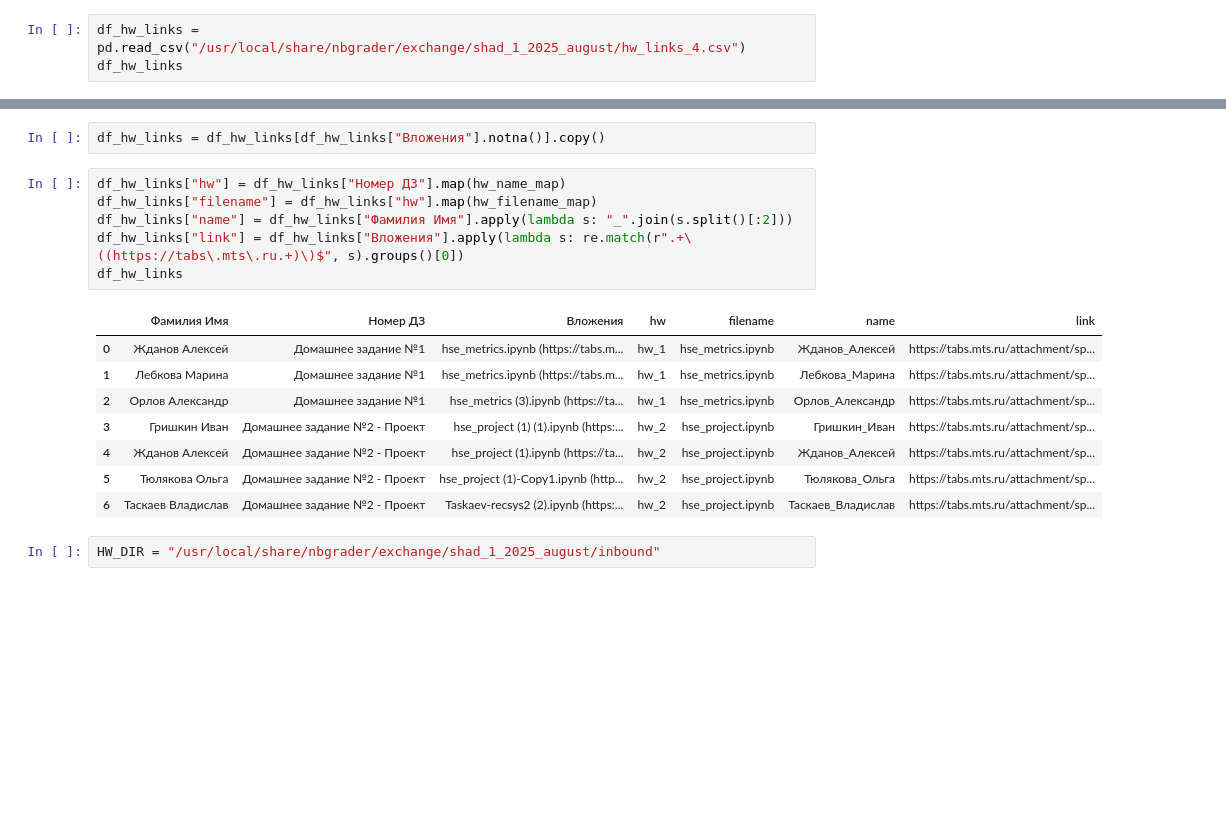
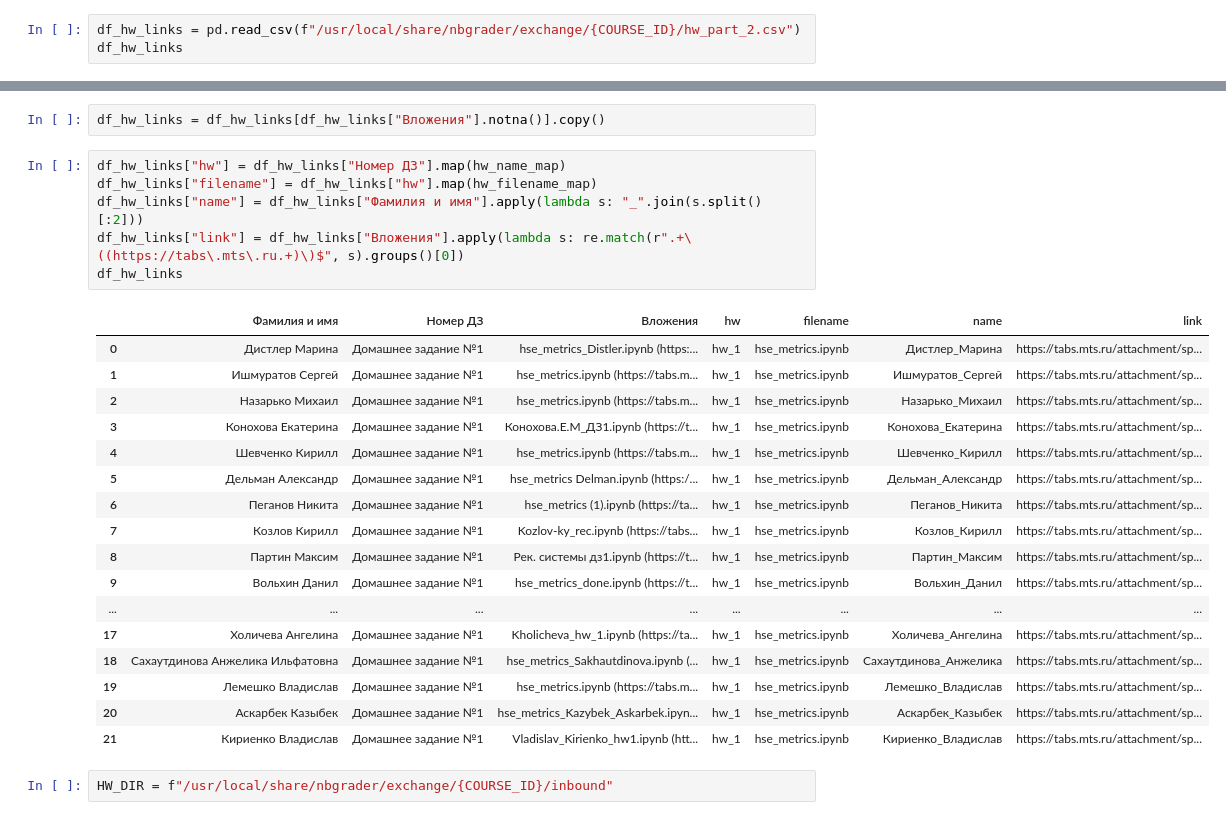
Before and after one commit to feldlime/nbgrader-itmo-recsys-2025-spring, a Jupyter notebook: nbgrader/app/scripts/Download_hw_universal.ipynb, the cells around one changed output, grey strips where cells are left out. Drawn from its saved outputs; the diff is of its cells as text; blank space fills up the shorter version.

```diff
--- a/nbgrader/app/scripts/Download_hw_universal.ipynb
+++ b/nbgrader/app/scripts/Download_hw_universal.ipynb
@@ -9,4 +11,4 @@ pd.set_option("display.max_colwidth", 1000)
 # %%
-df_hw_links = pd.read_csv("/usr/local/share/nbgrader/exchange/shad_1_2025_august/hw_links_4.csv")
+df_hw_links = pd.read_csv(f"/usr/local/share/nbgrader/exchange/{COURSE_ID}/hw_part_2.csv")
 df_hw_links
 # %% [output]
@@ -34,18 +45,27 @@ df_hw_links = df_hw_links[df_hw_links["Вложения"].notna()].copy()
 # %%
 df_hw_links["hw"] = df_hw_links["Номер ДЗ"].map(hw_name_map)
 df_hw_links["filename"] = df_hw_links["hw"].map(hw_filename_map)
-df_hw_links["name"] = df_hw_links["Фамилия Имя"].apply(lambda s: "_".join(s.split()[:2]))
+df_hw_links["name"] = df_hw_links["Фамилия и имя"].apply(lambda s: "_".join(s.split()[:2]))
 df_hw_links["link"] = df_hw_links["Вложения"].apply(lambda s: re.match(r".+\((https://tabs\.mts\.ru.+)\)$", s).groups()[0])
 df_hw_links
 # %% [output]
-|  | Фамилия Имя | Номер ДЗ | Вложения | hw | filename | name | link |
-| 0 | Жданов Алексей | Домашнее задание №1 | hse_metrics.ipynb (https://tabs.m... | hw_1 | hse_metrics.ipynb | Жданов_Алексей | https://tabs.mts.ru/attachment/sp... |
-| 1 | Лебкова Марина | Домашнее задание №1 | hse_metrics.ipynb (https://tabs.m... | hw_1 | hse_metrics.ipynb | Лебкова_Марина | https://tabs.mts.ru/attachment/sp... |
-| 2 | Орлов Александр | Домашнее задание №1 | hse_metrics (3).ipynb (https://ta... | hw_1 | hse_metrics.ipynb | Орлов_Александр | https://tabs.mts.ru/attachment/sp... |
-| 3 | Гришкин Иван | Домашнее задание №2 - Проект | hse_project (1) (1).ipynb (https:... | hw_2 | hse_project.ipynb | Гришкин_Иван | https://tabs.mts.ru/attachment/sp... |
-| 4 | Жданов Алексей | Домашнее задание №2 - Проект | hse_project (1).ipynb (https://ta... | hw_2 | hse_project.ipynb | Жданов_Алексей | https://tabs.mts.ru/attachment/sp... |
-| 5 | Тюлякова Ольга | Домашнее задание №2 - Проект | hse_project (1)-Copy1.ipynb (http... | hw_2 | hse_project.ipynb | Тюлякова_Ольга | https://tabs.mts.ru/attachment/sp... |
-| 6 | Таскаев Владислав | Домашнее задание №2 - Проект | Taskaev-recsys2 (2).ipynb (https:... | hw_2 | hse_project.ipynb | Таскаев_Владислав | https://tabs.mts.ru/attachment/sp... |
+|  | Фамилия и имя | Номер ДЗ | Вложения | hw | filename | name | link |
+| 0 | Дистлер Марина | Домашнее задание №1 | hse_metrics_Distler.ipynb (https:... | hw_1 | hse_metrics.ipynb | Дистлер_Марина | https://tabs.mts.ru/attachment/sp... |
+| 1 | Ишмуратов Сергей | Домашнее задание №1 | hse_metrics.ipynb (https://tabs.m... | hw_1 | hse_metrics.ipynb | Ишмуратов_Сергей | https://tabs.mts.ru/attachment/sp... |
+| 2 | Назарько Михаил | Домашнее задание №1 | hse_metrics.ipynb (https://tabs.m... | hw_1 | hse_metrics.ipynb | Назарько_Михаил | https://tabs.mts.ru/attachment/sp... |
+| 3 | Конохова Екатерина | Домашнее задание №1 | Конохова.Е.М_ДЗ1.ipynb (https://t... | hw_1 | hse_metrics.ipynb | Конохова_Екатерина | https://tabs.mts.ru/attachment/sp... |
+| 4 | Шевченко Кирилл | Домашнее задание №1 | hse_metrics.ipynb (https://tabs.m... | hw_1 | hse_metrics.ipynb | Шевченко_Кирилл | https://tabs.mts.ru/attachment/sp... |
+| 5 | Дельман Александр | Домашнее задание №1 | hse_metrics Delman.ipynb (https:/... | hw_1 | hse_metrics.ipynb | Дельман_Александр | https://tabs.mts.ru/attachment/sp... |
+| 6 | Пеганов Никита | Домашнее задание №1 | hse_metrics (1).ipynb (https://ta... | hw_1 | hse_metrics.ipynb | Пеганов_Никита | https://tabs.mts.ru/attachment/sp... |
+| 7 | Козлов Кирилл | Домашнее задание №1 | Kozlov-ky_rec.ipynb (https://tabs... | hw_1 | hse_metrics.ipynb | Козлов_Кирилл | https://tabs.mts.ru/attachment/sp... |
+| 8 | Партин Максим | Домашнее задание №1 | Рек. системы дз1.ipynb (https://t... | hw_1 | hse_metrics.ipynb | Партин_Максим | https://tabs.mts.ru/attachment/sp... |
+| 9 | Вольхин Данил | Домашнее задание №1 | hse_metrics_done.ipynb (https://t... | hw_1 | hse_metrics.ipynb | Вольхин_Данил | https://tabs.mts.ru/attachment/sp... |
+| ... | ... | ... | ... | ... | ... | ... | ... |
+| 17 | Холичева Ангелина | Домашнее задание №1 | Kholicheva_hw_1.ipynb (https://ta... | hw_1 | hse_metrics.ipynb | Холичева_Ангелина | https://tabs.mts.ru/attachment/sp... |
+| 18 | Сахаутдинова Анжелика Ильфатовна | Домашнее задание №1 | hse_metrics_Sakhautdinova.ipynb (... | hw_1 | hse_metrics.ipynb | Сахаутдинова_Анжелика | https://tabs.mts.ru/attachment/sp... |
+| 19 | Лемешко Владислав | Домашнее задание №1 | hse_metrics.ipynb (https://tabs.m... | hw_1 | hse_metrics.ipynb | Лемешко_Владислав | https://tabs.mts.ru/attachment/sp... |
+| 20 | Аскарбек Казыбек | Домашнее задание №1 | hse_metrics_Kazybek_Askarbek.ipyn... | hw_1 | hse_metrics.ipynb | Аскарбек_Казыбек | https://tabs.mts.ru/attachment/sp... |
+| 21 | Кириенко Владислав | Домашнее задание №1 | Vladislav_Kirienko_hw1.ipynb (htt... | hw_1 | hse_metrics.ipynb | Кириенко_Владислав | https://tabs.mts.ru/attachment/sp... |
 # %%
-HW_DIR = "/usr/local/share/nbgrader/exchange/shad_1_2025_august/inbound"
+HW_DIR = f"/usr/local/share/nbgrader/exchange/{COURSE_ID}/inbound"
 # %%
```
Also changed, not shown: parts of 3 cells of this notebook, 8 other files.
